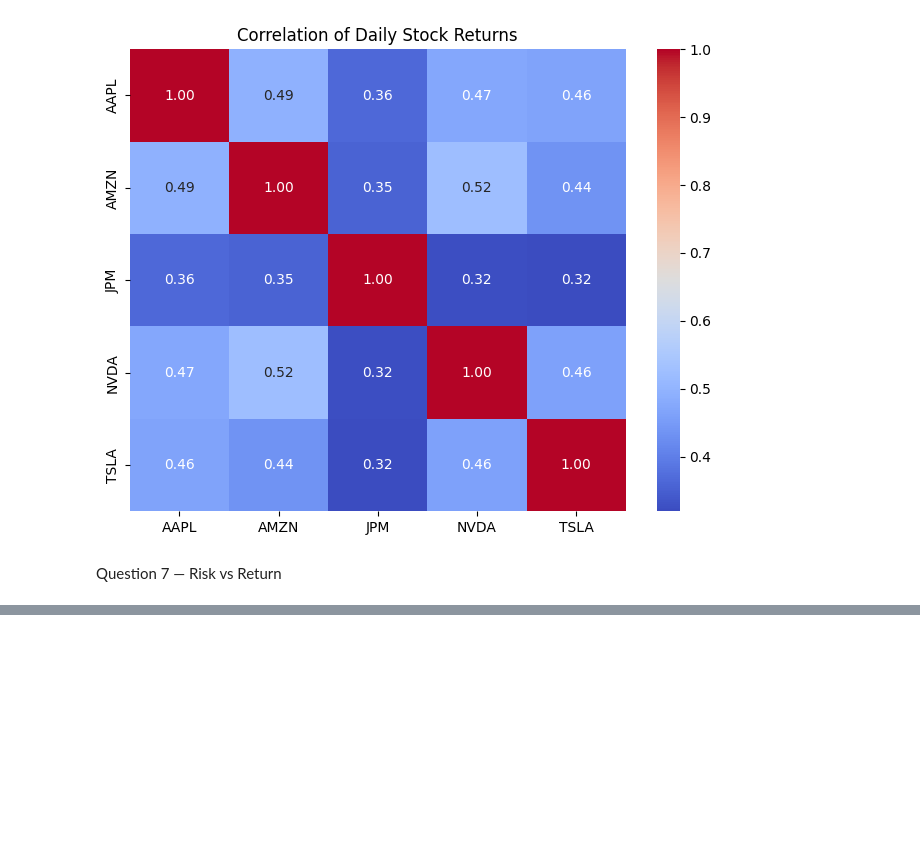
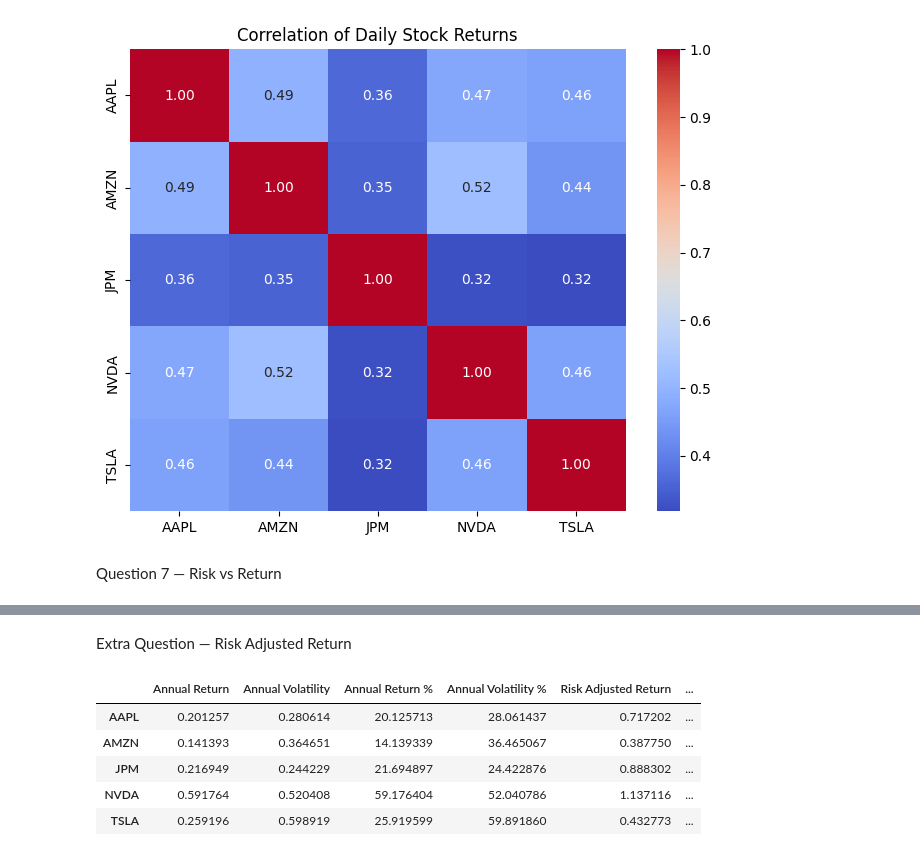
Before and after one commit to shota98501/workspace, a Jupyter notebook: Project/stockmarket_project/stockmarket.ipynb, the cells around one changed output, grey strips where cells are left out. Cells and saved outputs as stored; diff of their text form; code cells hidden in the pictures; blank space fills up the shorter version.

```diff
--- a/Project/stockmarket_project/stockmarket.ipynb
+++ b/Project/stockmarket_project/stockmarket.ipynb
@@ -630,0 +631,14 @@ plt.show()
+# %% [markdown]
+Extra Question — Risk Adjusted Return
+# %%
+risk_return["Risk Adjusted Return"] = risk_return["Annual Return"] / risk_return["Annual Volatility"]
+# %%
+risk_return["Risk Adjusted Return%"] = (risk_return["Risk Adjusted Return"] * 100)
+risk_return
+# %% [output]
+|  | Annual Return | Annual Volatility | Annual Return % | Annual Volatility % | Risk Adjusted Return | ... |
+| AAPL | 0.201257 | 0.280614 | 20.125713 | 28.061437 | 0.717202 | ... |
+| AMZN | 0.141393 | 0.364651 | 14.139339 | 36.465067 | 0.387750 | ... |
+| JPM | 0.216949 | 0.244229 | 21.694897 | 24.422876 | 0.888302 | ... |
+| NVDA | 0.591764 | 0.520408 | 59.176404 | 52.040786 | 1.137116 | ... |
+| TSLA | 0.259196 | 0.598919 | 25.919599 | 59.891860 | 0.432773 | ... |
```
Also changed, not shown: parts of 18 cells of this notebook.
